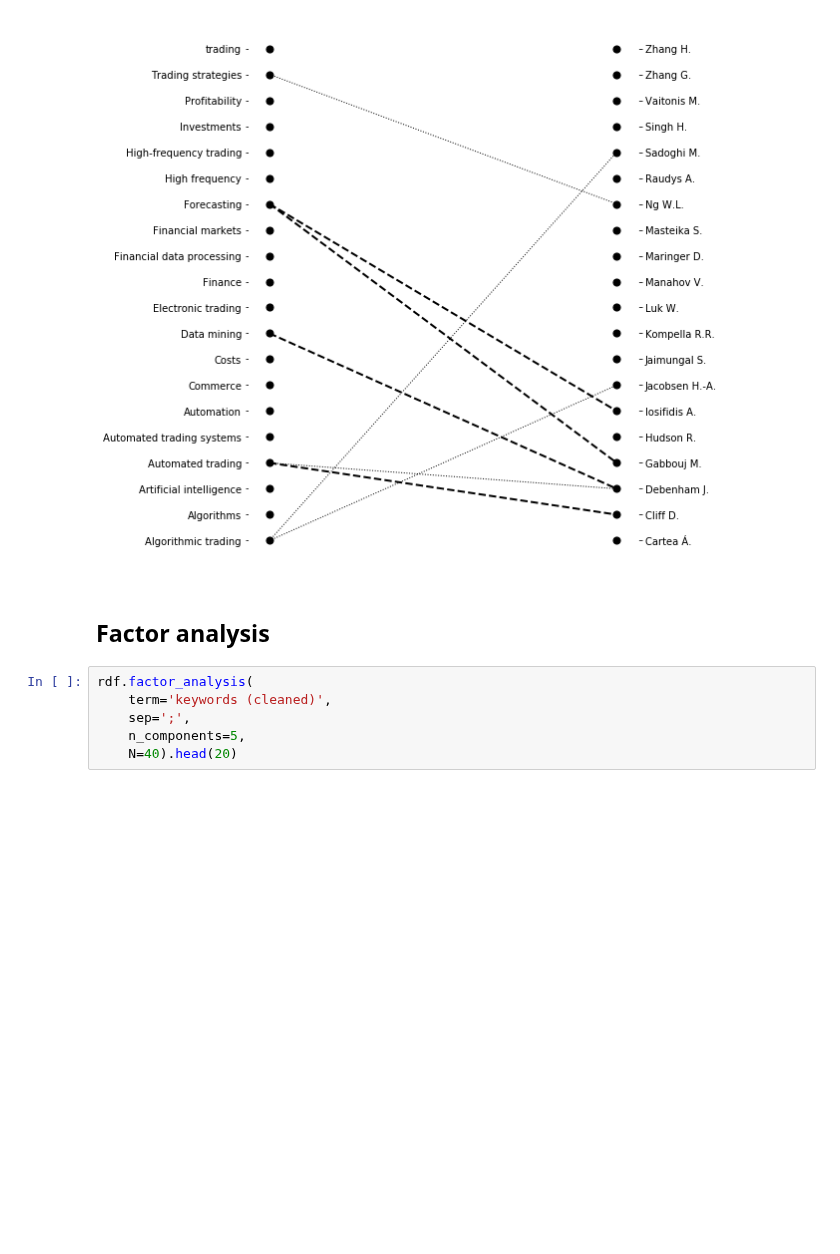
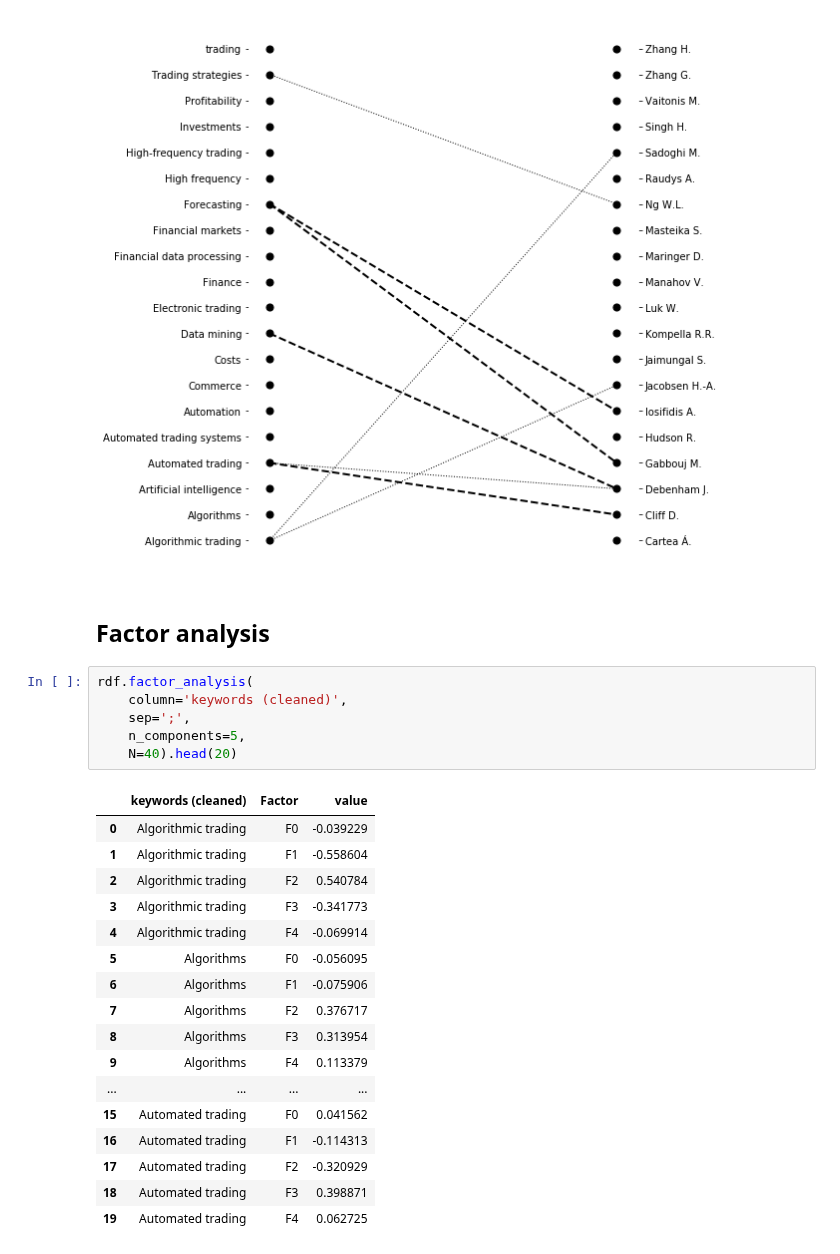
Before and after one commit to jdvelasq/techminer-old-deprecated, a Jupyter notebook: guide/tutorial/11-step-10-correlation.ipynb, the cells around one changed output. Cells and saved outputs as stored; diff of their text form; blank space fills up the shorter version.

```diff
--- a/guide/tutorial/11-step-10-correlation.ipynb
+++ b/guide/tutorial/11-step-10-correlation.ipynb
@@ -118,9 +118,27 @@ rdf.crosscorrelation(
 ## Factor analysis
 # %%
 rdf.factor_analysis(
-    term='keywords (cleaned)',
+    column='keywords (cleaned)',
     sep=';',
     n_components=5,
     N=40).head(20)
+# %% [output]
+|  | keywords (cleaned) | Factor | value |
+| 0 | Algorithmic trading | F0 | -0.039229 |
+| 1 | Algorithmic trading | F1 | -0.558604 |
+| 2 | Algorithmic trading | F2 | 0.540784 |
+| 3 | Algorithmic trading | F3 | -0.341773 |
+| 4 | Algorithmic trading | F4 | -0.069914 |
+| 5 | Algorithms | F0 | -0.056095 |
+| 6 | Algorithms | F1 | -0.075906 |
+| 7 | Algorithms | F2 | 0.376717 |
+| 8 | Algorithms | F3 | 0.313954 |
+| 9 | Algorithms | F4 | 0.113379 |
+| ... | ... | ... | ... |
+| 15 | Automated trading | F0 | 0.041562 |
+| 16 | Automated trading | F1 | -0.114313 |
+| 17 | Automated trading | F2 | -0.320929 |
+| 18 | Automated trading | F3 | 0.398871 |
+| 19 | Automated trading | F4 | 0.062725 |
 # %%
 rdf.factor_analysis(
```
Also changed, not shown: parts of 2 cells of this notebook, 2 other files.
